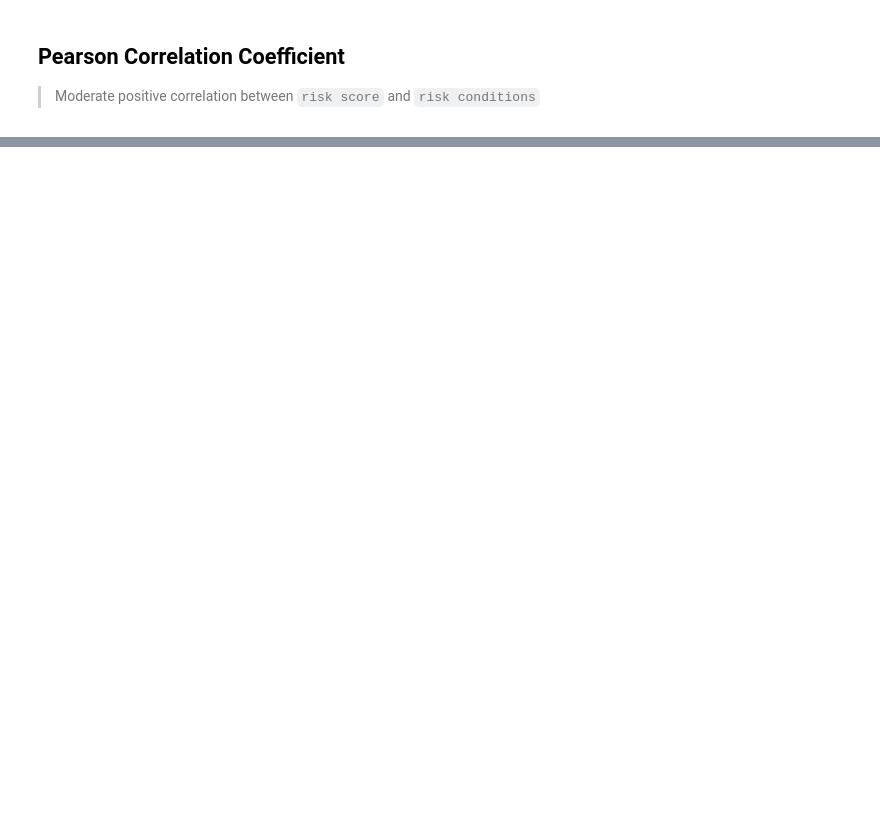
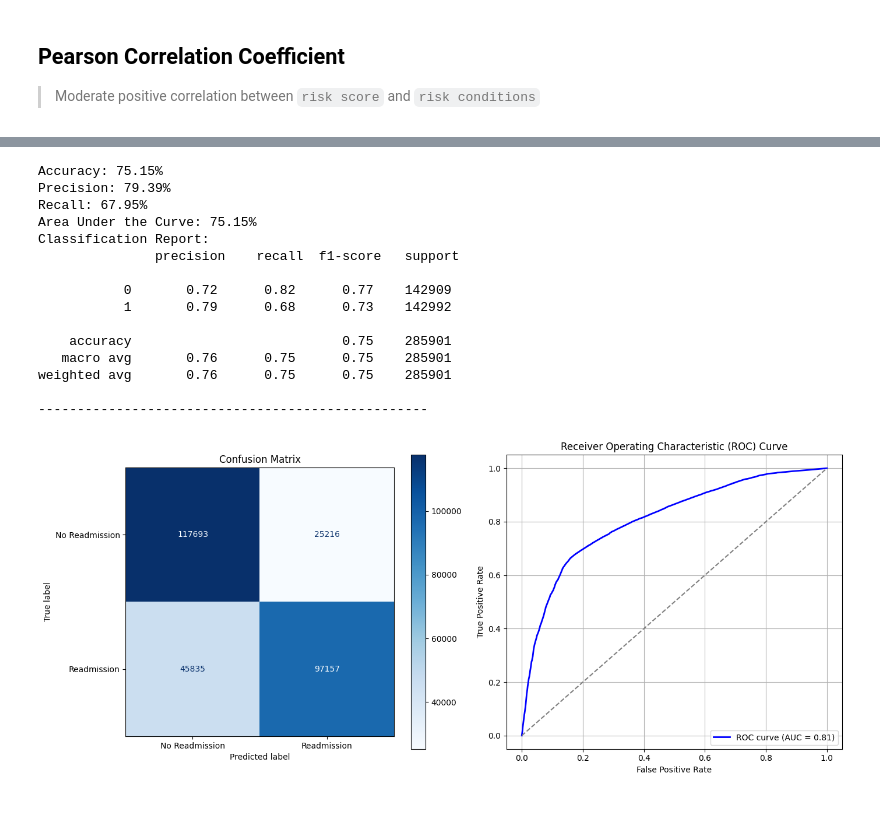
Before and after one commit to jayaspiya/patient-administrative-outcomes-predictive-model, a Jupyter notebook: app.ipynb, the cells around one changed output, grey strips where cells are left out. Cells and saved outputs as stored; diff of their text form; code cells hidden in the pictures; blank space fills up the shorter version.

Commit message:
Completed Model Training Phase

```diff
--- a/app.ipynb
+++ b/app.ipynb
@@ -828,0 +915,39 @@ X_train, X_test, y_train, y_test = train_test_split(
+# %%
+model_metrics = {}
+def calculate_score(model):
+    y_pred = model.predict(X_test)
+    score = {
+        "accuracy_score": accuracy_score(y_test, y_pred),
+        "precision_score": precision_score(y_test, y_pred),
+        "recall_score": recall_score(y_test, y_pred),
+        "roc_auc_score": roc_auc_score(y_test, y_pred),
+    }
+    print("Accuracy:", "{:.2f}%".format(score['accuracy_score']*100))
+    print("Precision:", "{:.2f}%".format(score['precision_score']*100))
+    print("Recall:", "{:.2f}%".format(score['recall_score']*100))
+    print("Area Under the Curve:", "{:.2f}%".format(score['roc_auc_score']*100))
+
+    print("Classification Report:\n", classification_report(y_test, y_pred))
+    print("-"*50)
+    # Generate confusion matrix
+    cm = confusion_matrix(y_test, y_pred)
+    cm_display = ConfusionMatrixDisplay(confusion_matrix=cm, display_labels=['No Readmission', 'Readmission'])
+    # Generate ROC curve
+    y_prob = model.predict_proba(X_test)[:, 1]
+    fpr, tpr, _ = roc_curve(y_test, y_prob)
+    roc_auc = auc(fpr, tpr)
+    fig, axes = plt.subplots(1, 2, figsize=(14, 6))
+    # Plot confusion matrix on the first subplot
+    cm_display.plot(cmap='Blues', ax=axes[0])
+    axes[0].set_title('Confusion Matrix')
+    # Plot ROC curve on the second subplot
+    axes[1].plot(fpr, tpr, color='blue', lw=2, label=f'ROC curve (AUC = {roc_auc:.2f})')
+    axes[1].plot([0, 1], [0, 1], color='gray', linestyle='--')  # Diagonal line (random classifier)
+    axes[1].set_xlabel('False Positive Rate')
+    axes[1].set_ylabel('True Positive Rate')
+    axes[1].set_title('Receiver Operating Characteristic (ROC) Curve')
+    axes[1].legend(loc='lower right')
+    axes[1].grid(True)
+    plt.tight_layout()
+    plt.show()
+    return score
@@ -828,0 +960,24 @@ X_train, X_test, y_train, y_test = train_test_split(
+# %%
+logreg = LogisticRegression()
+logreg.fit(X_train, y_train)
+
+model_metrics['Logistic Regression'] = calculate_score(logreg)
+# %% [output]
+Accuracy: 75.15%
+Precision: 79.39%
+Recall: 67.95%
+Area Under the Curve: 75.15%
+Classification Report:
+               precision    recall  f1-score   support
+
+           0       0.72      0.82      0.77    142909
+           1       0.79      0.68      0.73    142992
+
+    accuracy                           0.75    285901
+   macro avg       0.76      0.75      0.75    285901
+weighted avg       0.76      0.75      0.75    285901
+
+--------------------------------------------------
+[figure, added]
+# %% [markdown]
+<!-- ## Logistic Regression CV -->
```
Also changed, not shown: parts of 42 cells of this notebook.
